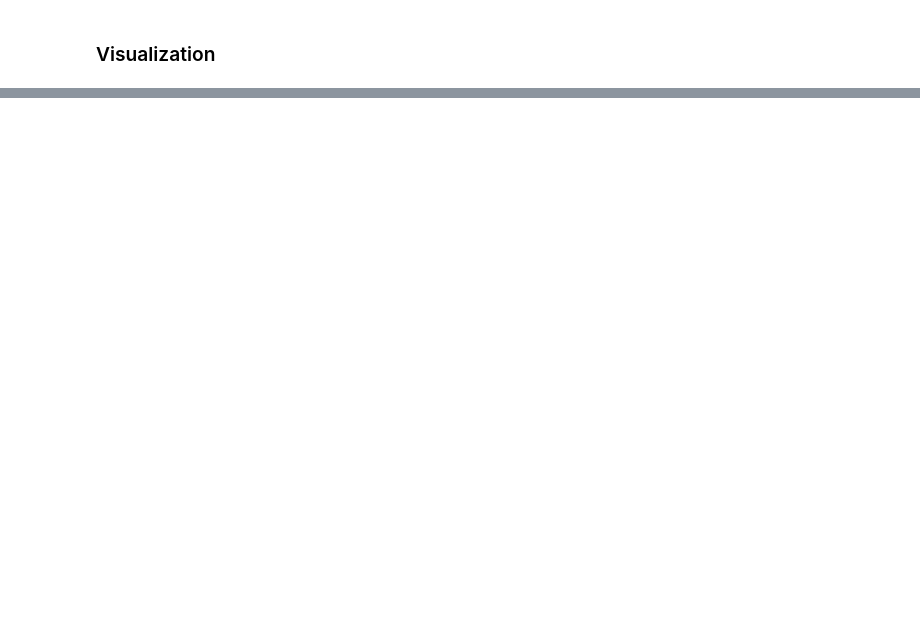
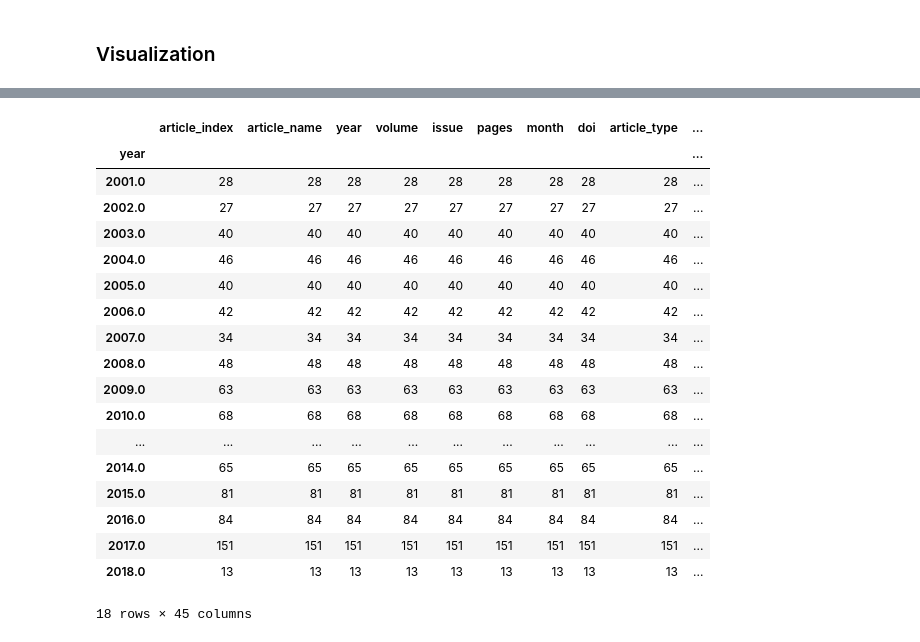
Before and after one commit to rdgao/WH2CogSci, a Jupyter notebook: parsing/JCogSci_hexagon.ipynb, the cells around one changed output, grey strips where cells are left out. Cells and saved outputs as stored; diff of their text form; code cells hidden in the pictures; blank space fills up the shorter version.

```diff
--- a/parsing/JCogSci_hexagon.ipynb
+++ b/parsing/JCogSci_hexagon.ipynb
@@ -200,3 +208,25 @@ ax.set_xticklabels(hex_collapsed.keys(), fontsize=15);
+# %%
+pd_concat.groupby(pd_concat[pd_concat['year']>years_after]['year']).count()
+# %% [output]
+|  | article_index | article_name | year | volume | issue | pages | month | doi | article_type | ... |
+| year |  |  |  |  |  |  |  |  |  | ... |
+| 2001.0 | 28 | 28 | 28 | 28 | 28 | 28 | 28 | 28 | 28 | ... |
+| 2002.0 | 27 | 27 | 27 | 27 | 27 | 27 | 27 | 27 | 27 | ... |
+| 2003.0 | 40 | 40 | 40 | 40 | 40 | 40 | 40 | 40 | 40 | ... |
+| 2004.0 | 46 | 46 | 46 | 46 | 46 | 46 | 46 | 46 | 46 | ... |
+| 2005.0 | 40 | 40 | 40 | 40 | 40 | 40 | 40 | 40 | 40 | ... |
+| 2006.0 | 42 | 42 | 42 | 42 | 42 | 42 | 42 | 42 | 42 | ... |
+| 2007.0 | 34 | 34 | 34 | 34 | 34 | 34 | 34 | 34 | 34 | ... |
+| 2008.0 | 48 | 48 | 48 | 48 | 48 | 48 | 48 | 48 | 48 | ... |
+| 2009.0 | 63 | 63 | 63 | 63 | 63 | 63 | 63 | 63 | 63 | ... |
+| 2010.0 | 68 | 68 | 68 | 68 | 68 | 68 | 68 | 68 | 68 | ... |
+| ... | ... | ... | ... | ... | ... | ... | ... | ... | ... | ... |
+| 2014.0 | 65 | 65 | 65 | 65 | 65 | 65 | 65 | 65 | 65 | ... |
+| 2015.0 | 81 | 81 | 81 | 81 | 81 | 81 | 81 | 81 | 81 | ... |
+| 2016.0 | 84 | 84 | 84 | 84 | 84 | 84 | 84 | 84 | 84 | ... |
+| 2017.0 | 151 | 151 | 151 | 151 | 151 | 151 | 151 | 151 | 151 | ... |
+| 2018.0 | 13 | 13 | 13 | 13 | 13 | 13 | 13 | 13 | 13 | ... |
+18 rows × 45 columns
 # %%
 # this plots sum per year, which means it sums to the total # of articles written that year
 #hex_normed.groupby(pd_concat['year']).sum().plot(figsize=(12,6))
```
Also changed, not shown: parts of 9 cells of this notebook, 2 other files.
